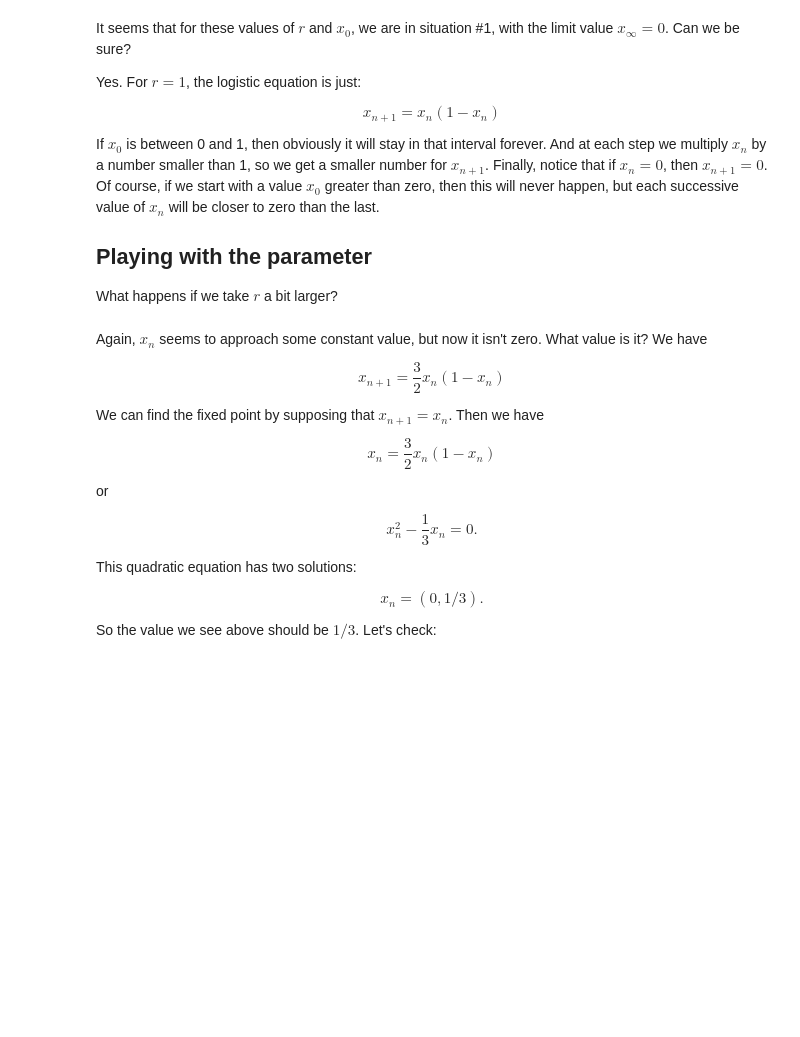
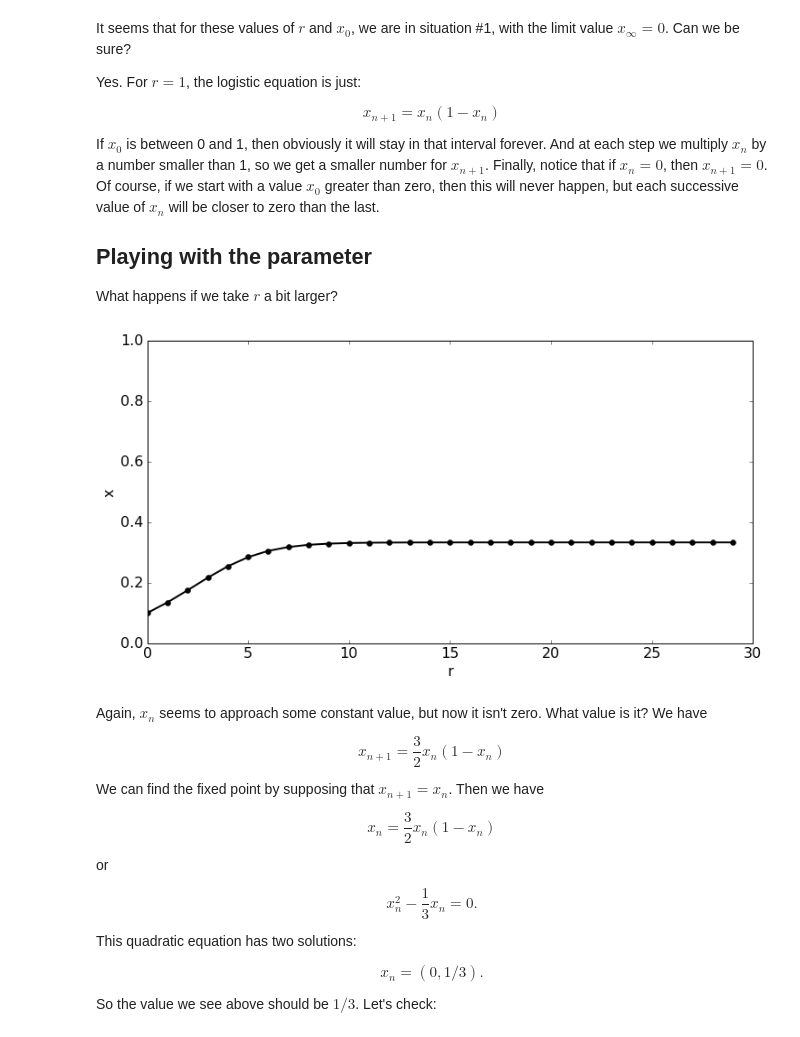
Before and after one commit to ketch/SRSI, a Jupyter notebook: logistic.ipynb, the cells around one changed output. Cells and saved outputs as stored; diff of their text form; code cells hidden in the pictures; blank space fills up the shorter version.

```diff
--- a/logistic.ipynb
+++ b/logistic.ipynb
@@ -91,8 +102,10 @@ zero than the last.
 ## Playing with the parameter
 What happens if we take $r$ a bit larger?
 # %%
-x = logistic_map_sequence(r=1.5,N=30)
+x = logistic_map_sequence(r=1.5,N=30,x0=1./10)
 plot_logistic(len(x),x)
+# %% [output]
+[figure, added]
 # %% [markdown]
 Again, $x_n$ seems to approach some constant value, but now it isn't zero.  What value is it?  We have
 
```
Also changed, not shown: parts of 14 cells of this notebook, 3 other files.
